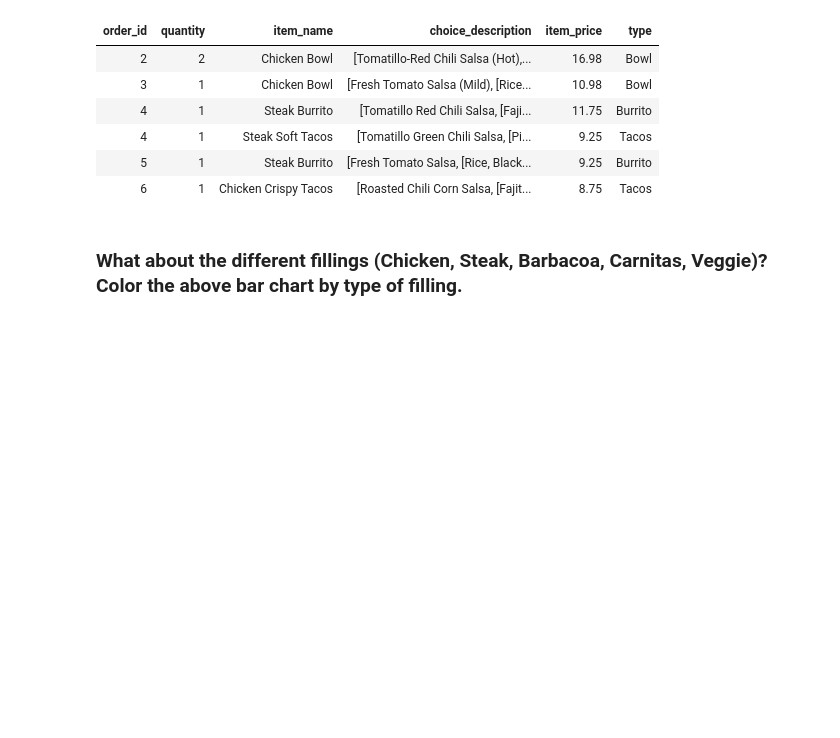
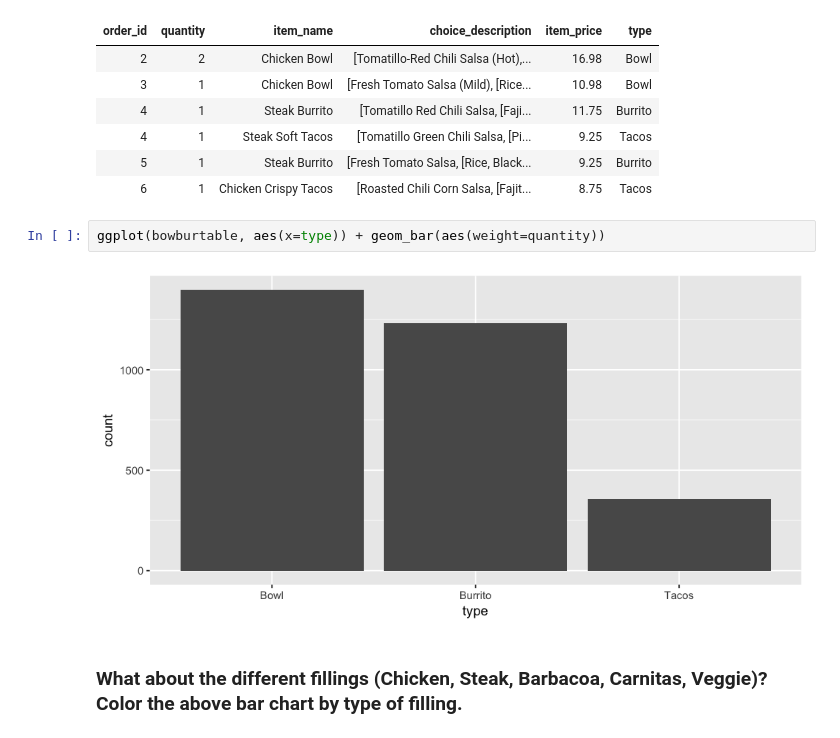
Before and after one commit to rogerfan/stats306_f18_labs, a Jupyter notebook: stats306_lab3.ipynb, the cells around one changed output. Saved outputs shown, nothing was run; the diff lists cells and outputs as text; blank space fills up the shorter version.

```diff
--- a/stats306_lab3.ipynb
+++ b/stats306_lab3.ipynb
@@ -96,5 +179,9 @@ head(bowburtable)
 | 4 | 1 | Steak Soft Tacos | [Tomatillo Green Chili Salsa, [Pi... | 9.25 | Tacos |
 | 5 | 1 | Steak Burrito | [Fresh Tomato Salsa, [Rice, Black... | 9.25 | Burrito |
 | 6 | 1 | Chicken Crispy Tacos | [Roasted Chili Corn Salsa, [Fajit... | 8.75 | Tacos |
+# %%
+ggplot(bowburtable, aes(x=type)) + geom_bar(aes(weight=quantity))
+# %% [output]
+[figure, added]
 # %% [markdown]
 ### What about the different fillings (Chicken, Steak, Barbacoa, Carnitas, Veggie)? Color the above bar chart by type of filling.
```
Also changed, not shown: parts of 17 cells of this notebook, 1 other file.
